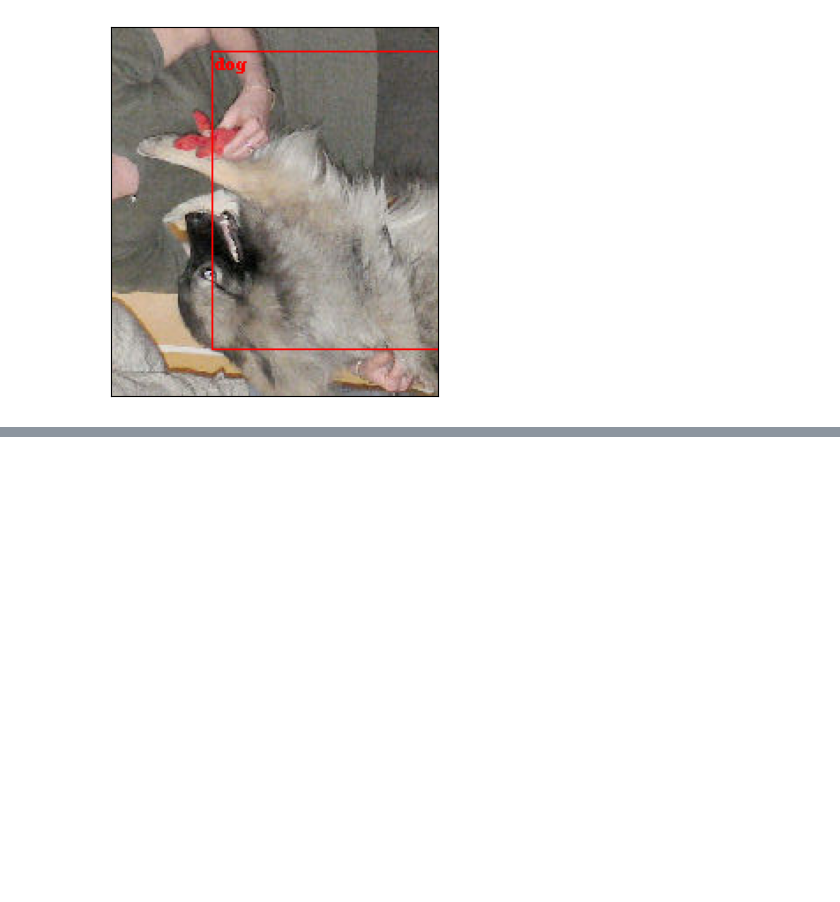
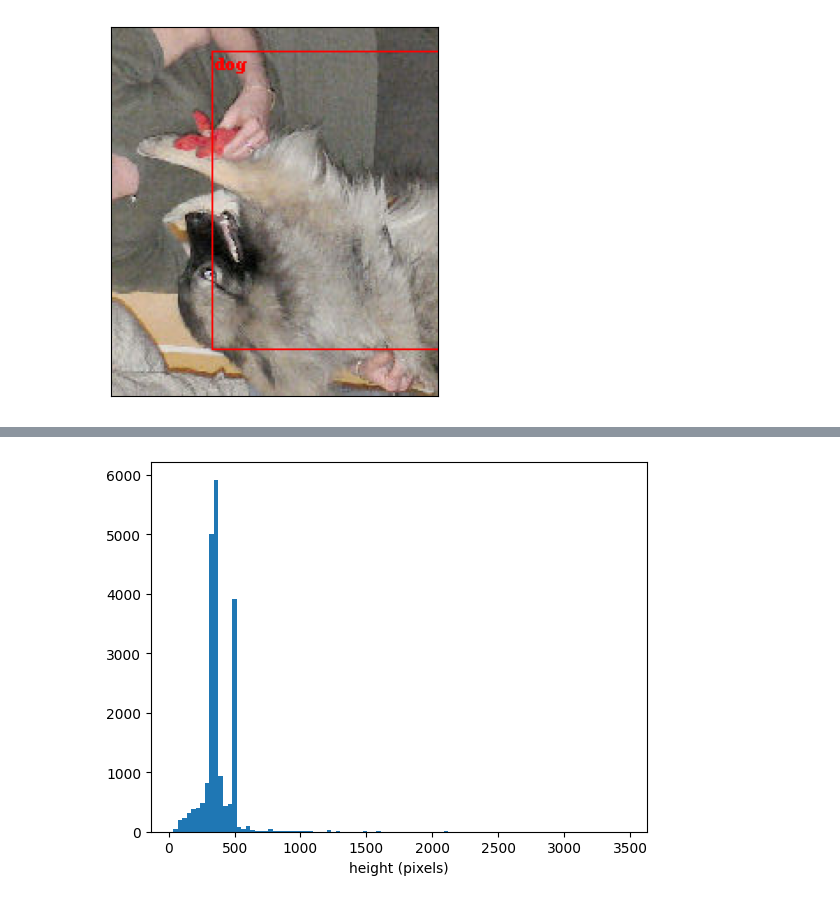
Before and after one commit to pscollins/NYU-Deep-Learning-Fall-2022, a Jupyter notebook: visualization.ipynb, the cells around one changed output, grey strips where cells are left out. Saved outputs shown, nothing was run; the diff lists cells and outputs as text; code cells hidden in the pictures; blank space fills up the shorter version.

```diff
--- a/visualization.ipynb
+++ b/visualization.ipynb
@@ -147,0 +167,6 @@ show(annotated)
+# %%
+train_annotations = json.loads(open('data/annotations/annotations_training.json', 'r').read())
+val_annotations = json.loads(open('data/annotations/annotations_validation.json', 'r').read())
+
+
+all_annotations = dict(train_annotations, **val_annotations)
@@ -147,0 +189,6 @@ show(annotated)
+# %%
+
+df = pd.DataFrame(imgs)
+df
+
+df.sort_values(by='width')
@@ -147,0 +237,7 @@ show(annotated)
+# %%
+plt.hist(df.sort_values(by='height')['height'], bins=100)
+plt.xlabel('count')
+plt.xlabel('height (pixels)')
+plt.show()
+# %% [output]
+[figure, added]
```
Also changed, not shown: parts of 21 cells of this notebook, 1 other file.
